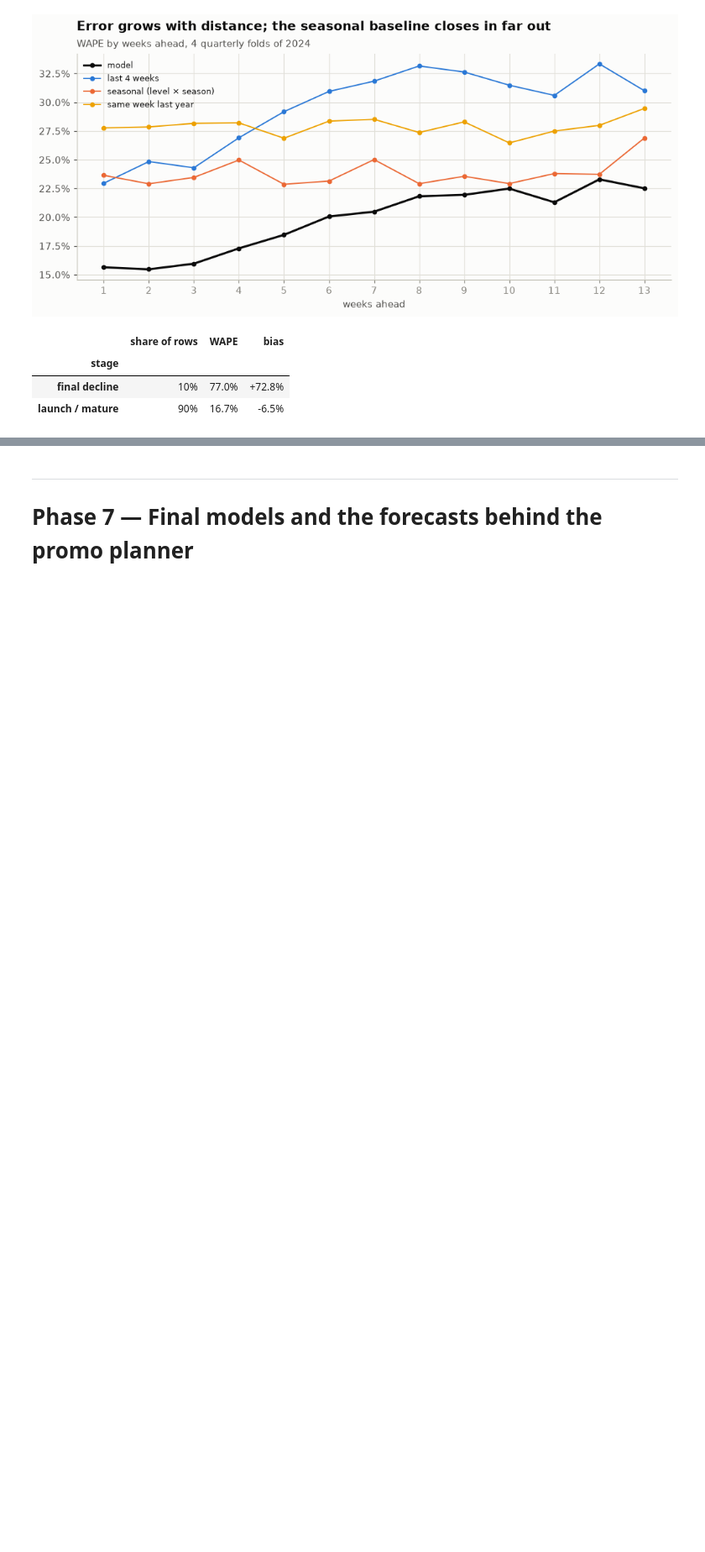
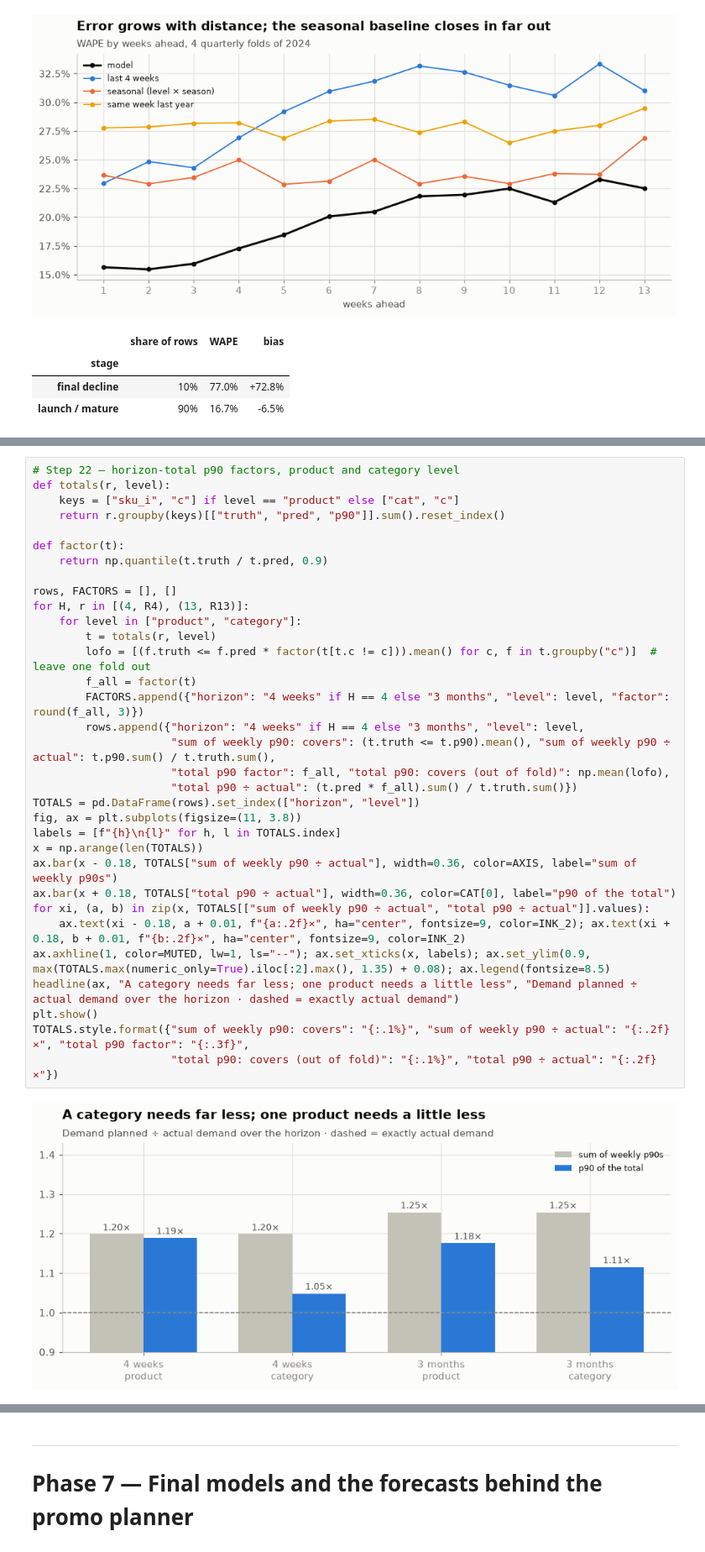
Before and after one commit to karthikiyer365/Live, a Jupyter notebook: ecommerce-demand-forecasting/demand_forecasting.ipynb, the cells around one changed output, grey strips where cells are left out. Shown at 84% size. Drawn from its saved outputs; the diff is of its cells as text; blank space fills up the shorter version.

```diff
--- a/ecommerce-demand-forecasting/demand_forecasting.ipynb
+++ b/ecommerce-demand-forecasting/demand_forecasting.ipynb
@@ -665,0 +766,35 @@ cov.style.format({"coverage": "{:.1%}", "p90 ÷ forecast": "{:.2f}×"})
+# %%
+# Step 22 — horizon-total p90 factors, product and category level
+def totals(r, level):
+    keys = ["sku_i", "c"] if level == "product" else ["cat", "c"]
+    return r.groupby(keys)[["truth", "pred", "p90"]].sum().reset_index()
+
+def factor(t):
+    return np.quantile(t.truth / t.pred, 0.9)
+
+rows, FACTORS = [], []
+for H, r in [(4, R4), (13, R13)]:
+    for level in ["product", "category"]:
+        t = totals(r, level)
+        lofo = [(f.truth <= f.pred * factor(t[t.c != c])).mean() for c, f in t.groupby("c")]  # leave one fold out
+        f_all = factor(t)
+        FACTORS.append({"horizon": "4 weeks" if H == 4 else "3 months", "level": level, "factor": round(f_all, 3)})
+        rows.append({"horizon": "4 weeks" if H == 4 else "3 months", "level": level,
+                     "sum of weekly p90: covers": (t.truth <= t.p90).mean(), "sum of weekly p90 ÷ actual": t.p90.sum() / t.truth.sum(),
+                     "total p90 factor": f_all, "total p90: covers (out of fold)": np.mean(lofo),
+                     "total p90 ÷ actual": (t.pred * f_all).sum() / t.truth.sum()})
+TOTALS = pd.DataFrame(rows).set_index(["horizon", "level"])
+fig, ax = plt.subplots(figsize=(11, 3.8))
+labels = [f"{h}\n{l}" for h, l in TOTALS.index]
+x = np.arange(len(TOTALS))
+ax.bar(x - 0.18, TOTALS["sum of weekly p90 ÷ actual"], width=0.36, color=AXIS, label="sum of weekly p90s")
+ax.bar(x + 0.18, TOTALS["total p90 ÷ actual"], width=0.36, color=CAT[0], label="p90 of the total")
+for xi, (a, b) in zip(x, TOTALS[["sum of weekly p90 ÷ actual", "total p90 ÷ actual"]].values):
+    ax.text(xi - 0.18, a + 0.01, f"{a:.2f}×", ha="center", fontsize=9, color=INK_2); ax.text(xi + 0.18, b + 0.01, f"{b:.2f}×", ha="center", fontsize=9, color=INK_2)
+ax.axhline(1, color=MUTED, lw=1, ls="--"); ax.set_xticks(x, labels); ax.set_ylim(0.9, max(TOTALS.max(numeric_only=True).iloc[:2].max(), 1.35) + 0.08); ax.legend(fontsize=8.5)
+headline(ax, "A category needs far less; one product needs a little less", "Demand planned ÷ actual demand over the horizon · dashed = exactly actual demand")
+plt.show()
+TOTALS.style.format({"sum of weekly p90: covers": "{:.1%}", "sum of weekly p90 ÷ actual": "{:.2f}×", "total p90 factor": "{:.3f}",
+                     "total p90: covers (out of fold)": "{:.1%}", "total p90 ÷ actual": "{:.2f}×"})
+# %% [output]
+[figure, added]
```
Also changed, not shown: parts of 21 cells of this notebook, 8 other files.
